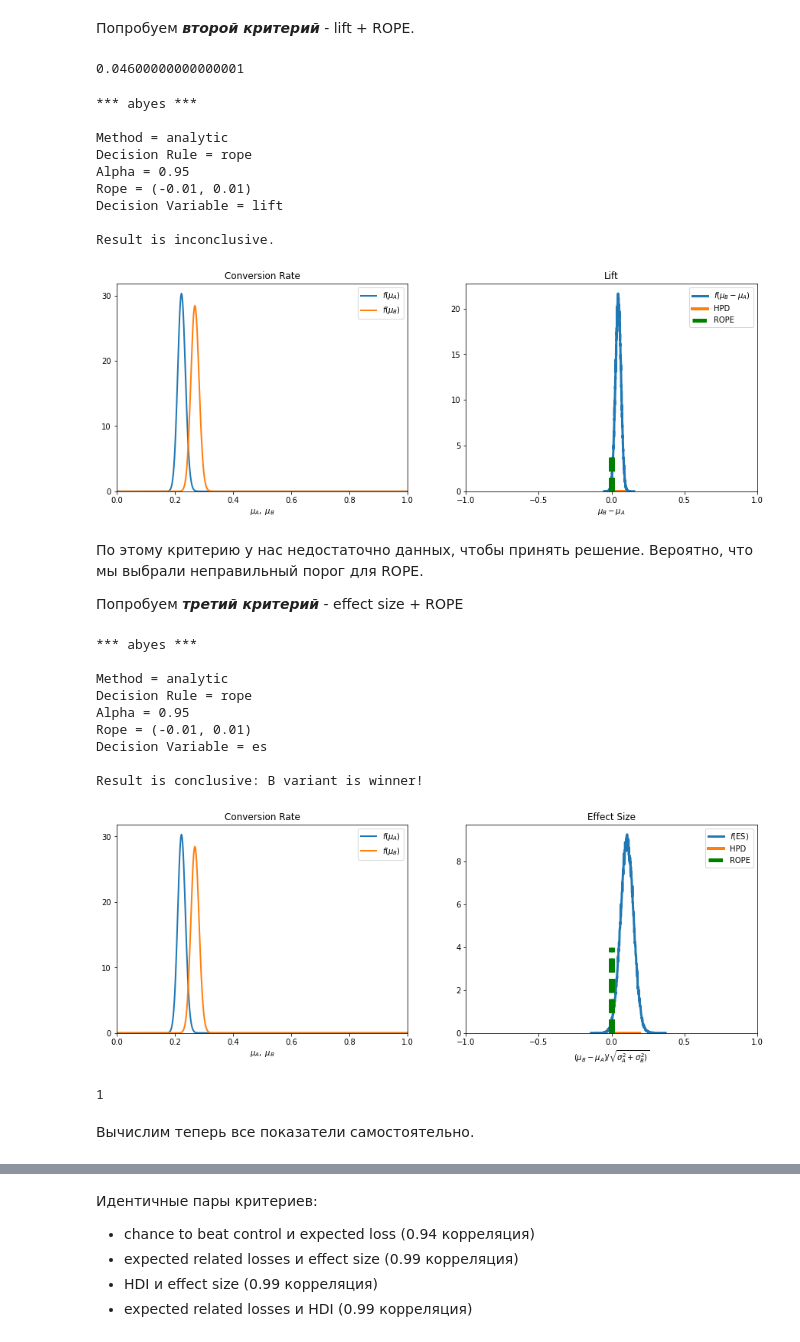
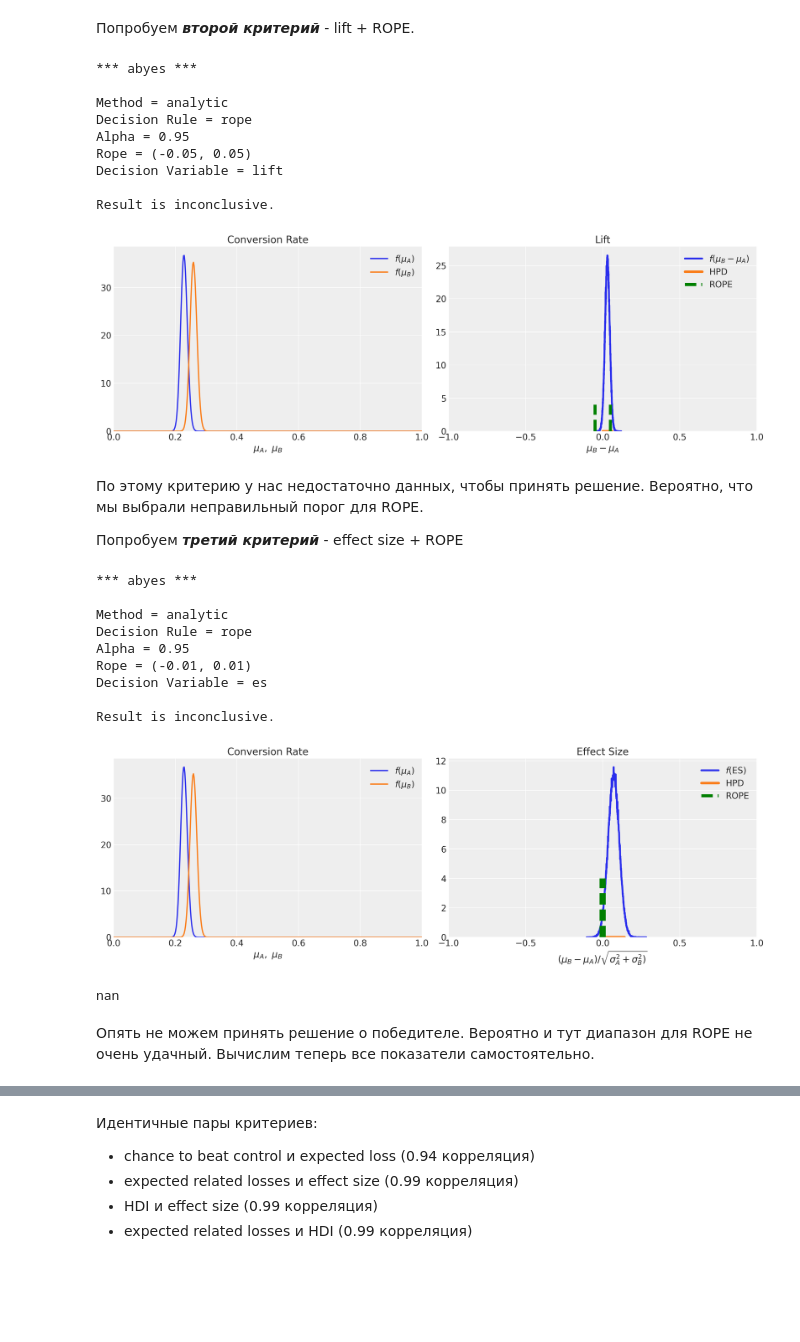
Before and after one commit to iakubovskii7/AB, a Jupyter notebook: knowledge-base/Bayesian_algorithms.ipynb, the cells around one changed output, grey strips where cells are left out. Saved outputs shown, nothing was run; the diff lists cells and outputs as text; code cells hidden in the pictures; blank space fills up the shorter version.

```diff
--- a/knowledge-base/Bayesian_algorithms.ipynb
+++ b/knowledge-base/Bayesian_algorithms.ipynb
@@ -199,7 +207,7 @@ print(f"Нужно наблюдений для классического тес
 # %%
 import abyes as ab
 np.random.seed(0)
-data = np.random.binomial([1, 1], [0.22, 0.25], size=(500, 2))
+data = np.random.binomial([1, 1], [0.22, 0.25], size=(1500, 2))
 
 exp = ab.AbExp(method='analytic', decision_var = 'lift',
                rule='loss', toc=0.02, alpha=0.95, plot=True)
@@ -222,24 +230,20 @@ print(f"Значения конверсий на текущий момент: {d
 # %% [markdown]
 Попробуем ***второй критерий*** - lift + ROPE.
-# %%
-0.269 - 0.223
-# %% [output]
-0.04600000000000001
 # %%
 exp = ab.AbExp(method='analytic', decision_var = 'lift',
-               rule='rope', rope=(-0.01,0.01), alpha=0.95, plot=True)
+               rule='rope', rope=(-0.05,0.05), alpha=0.95, plot=True)
 results = exp.experiment(data.T)
 # %% [output]
 *** abyes ***
 
 Method = analytic
 Decision Rule = rope
 Alpha = 0.95
-Rope = (-0.01, 0.01)
+Rope = (-0.05, 0.05)
 Decision Variable = lift
 
 Result is inconclusive.
-[figure, old version]
+[figure, new version]
 # %% [markdown]
 По этому критерию у нас недостаточно данных, чтобы принять решение. Вероятно, что
 мы выбрали неправильный порог для ROPE.
@@ -258,11 +262,12 @@ Alpha = 0.95
 Rope = (-0.01, 0.01)
 Decision Variable = es
 
-Result is conclusive: B variant is winner!
+Result is inconclusive.
-[figure, old version]
+[figure, new version]
-1
+nan
-# %% [markdown]
-Вычислим теперь все показатели самостоятельно.
+# %% [markdown]
+Опять не можем принять решение о победителе. Вероятно и тут диапазон для ROPE не очень удачный.
+Вычислим теперь все показатели самостоятельно.
 # %%
 alphas, betas = data.sum(axis=0), data.shape[0] - data.sum(axis=0)
 ctbc, expected_losses, ctba, results_df = bayesian_metrics(alphas, betas)
```
Also changed, not shown: parts of 53 cells of this notebook, 2 other files.
